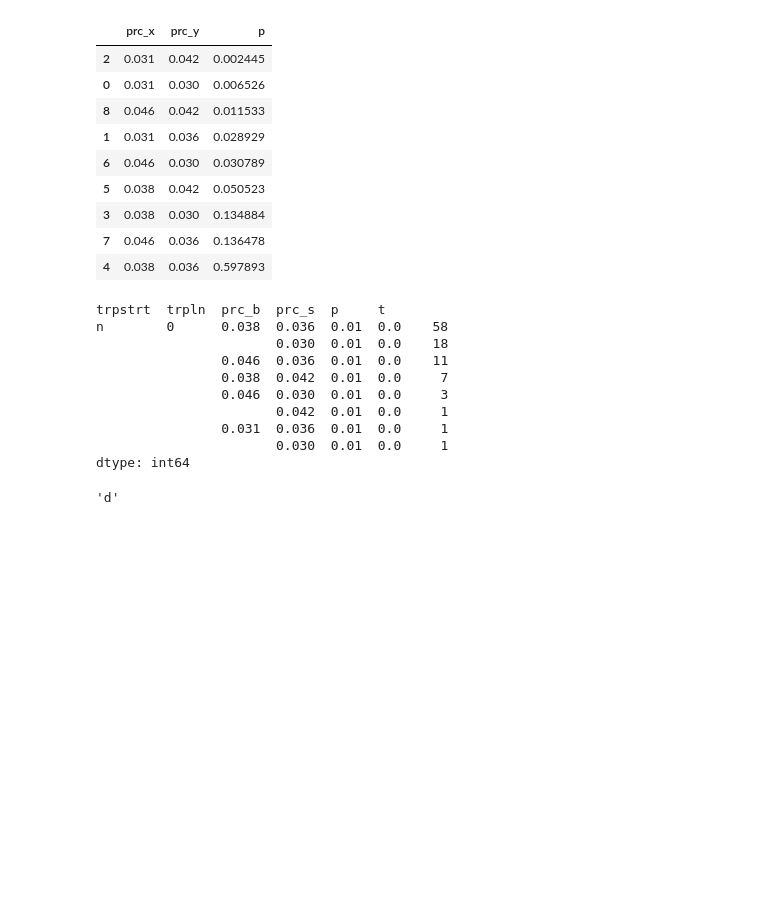
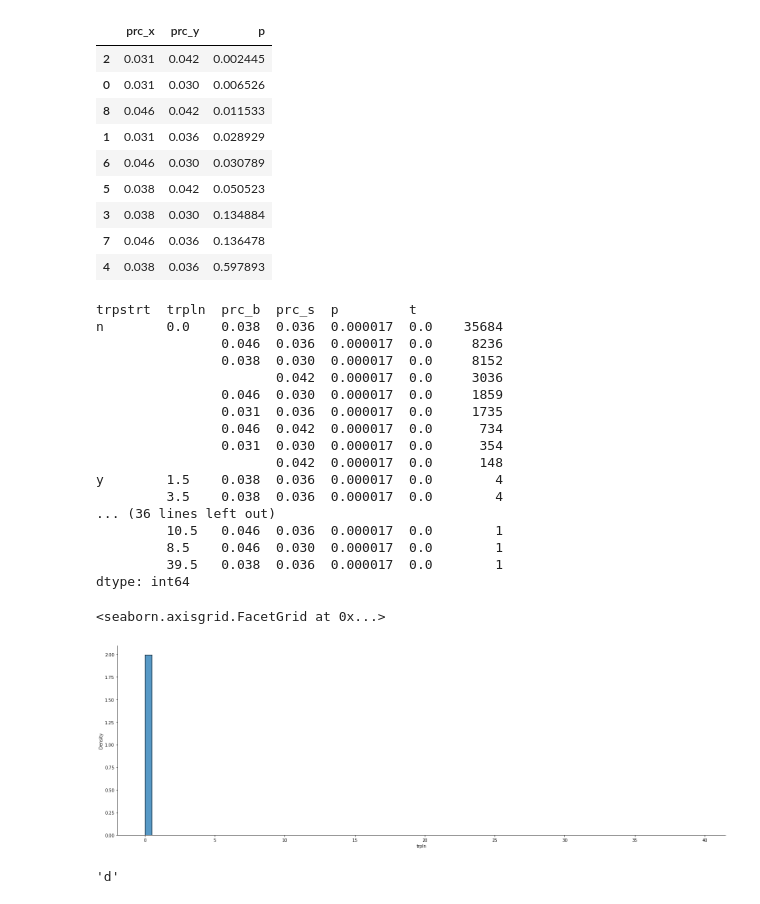
Before and after one commit to thummelt/master-thesis, a Jupyter notebook: code/src/Sandbox.ipynb, the cells around one changed output. Saved outputs shown, nothing was run; the diff lists cells and outputs as text; code cells hidden in the pictures; blank space fills up the shorter version.

```diff
--- a/code/src/Sandbox.ipynb
+++ b/code/src/Sandbox.ipynb
@@ -55,3 +61,5 @@ print(87812-87768 )
 # %%
 from modules.state import State
-g.constructDecisions(State(0,5.0,0.0,9.5,0.1,0.1), g.decisionSpace())
+con.T = 3
+#State(1,5.0,0.0,0.0,0.046,0.042)
+g.constructDecisions(State(1,2.8,0.0,0.0,0.046,0.036), g.decisionSpace())
@@ -128,28 +175,40 @@ tmp[["prc_x", "prc_y", "p"]].sort_values(by=["p"])
 # %%
 # (1) Derive Probabilties for transition
 
 
-np.random.seed(14)
+np.random.seed(1997)
 prob = Probabilities()
 
 #p = prob.getProbabilities(0*con.tau*60)
-p = prob.getProbabilitiesSampled(0*con.tau*60,100)
+p = prob.getProbabilitiesSampled(0*con.tau*60,60000)
 #p.loc[p.trpstrt=="n",:].head(20)
 #sum(p["p"]) # == 1 !
 #p["p"] = p["p"].cumsum()
 p.sort_values(by=['p'])
-p.value_counts()
+print(p.value_counts())
+
+import seaborn as sns
+sns.displot(p, x="trpln", stat="density",bins=np.arange(0, p.trpln.max()+0.5, 0.5), height = 7, aspect = 3)
 # %% [output]
-trpstrt  trpln  prc_b  prc_s  p     t
-n        0      0.038  0.036  0.01  0.0    58
-                       0.030  0.01  0.0    18
-                0.046  0.036  0.01  0.0    11
-                0.038  0.042  0.01  0.0     7
-                0.046  0.030  0.01  0.0     3
-                       0.042  0.01  0.0     1
-                0.031  0.036  0.01  0.0     1
-                       0.030  0.01  0.0     1
+trpstrt  trpln  prc_b  prc_s  p         t
+n        0.0    0.038  0.036  0.000017  0.0    35684
+                0.046  0.036  0.000017  0.0     8236
+                0.038  0.030  0.000017  0.0     8152
+                       0.042  0.000017  0.0     3036
+                0.046  0.030  0.000017  0.0     1859
+                0.031  0.036  0.000017  0.0     1735
+                0.046  0.042  0.000017  0.0      734
+                0.031  0.030  0.000017  0.0      354
+                       0.042  0.000017  0.0      148
+y        1.5    0.038  0.036  0.000017  0.0        4
+         3.5    0.038  0.036  0.000017  0.0        4
+... (36 lines left out)
+         10.5   0.046  0.036  0.000017  0.0        1
+         8.5    0.046  0.030  0.000017  0.0        1
+         39.5   0.038  0.036  0.000017  0.0        1
 dtype: int64
+<seaborn.axisgrid.FacetGrid at 0x...>
+[figure, added]
 # %%
 from src.modules import constants as con
 # Construct ex_info data frame for all ts
```
Also changed, not shown: parts of 6 cells of this notebook, 8 other files.
